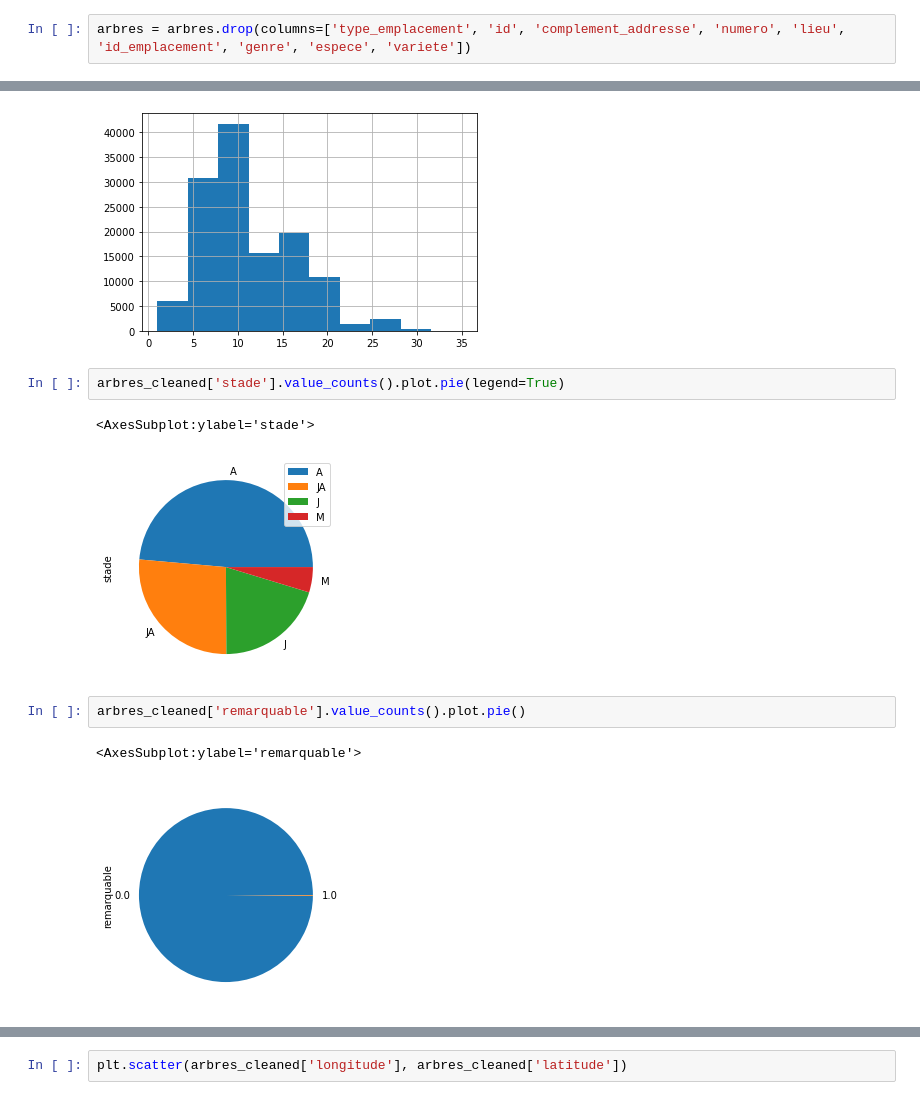
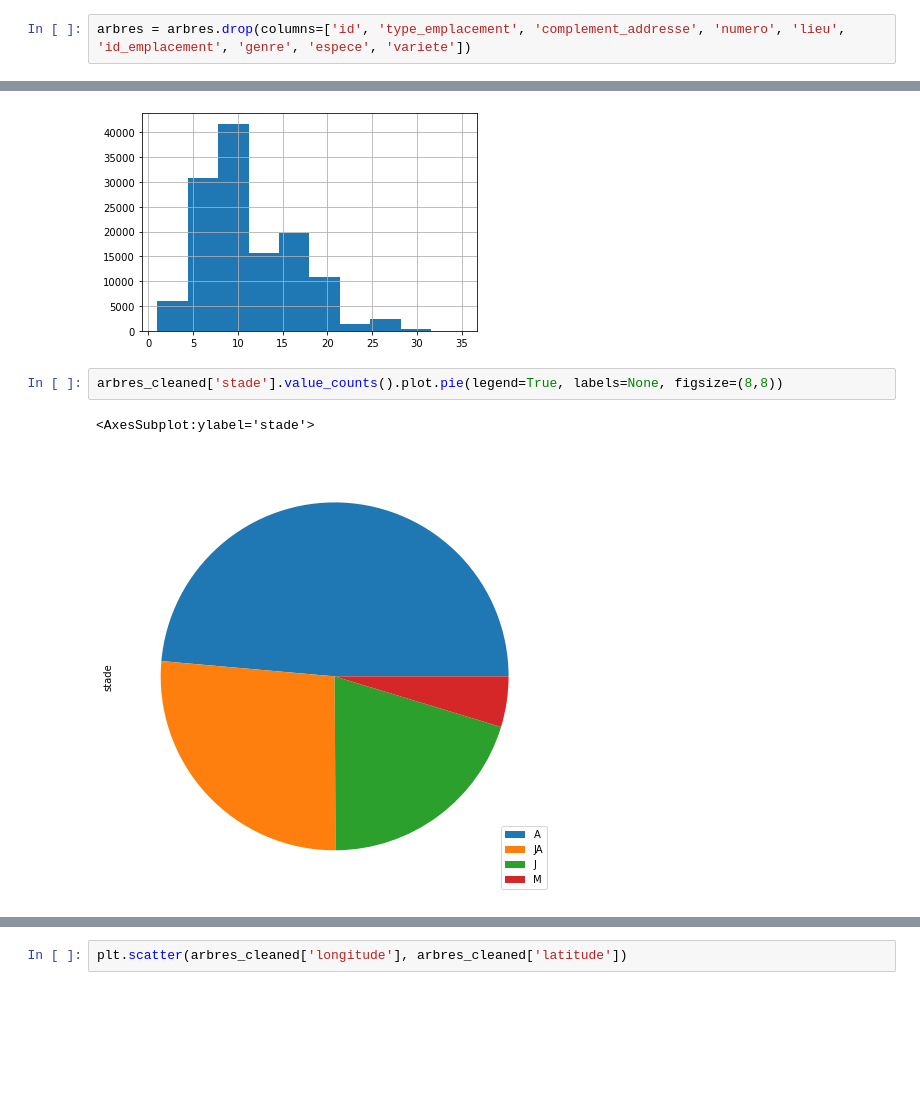
Before and after one commit to rlossec/OC_IA_Projet2, a Jupyter notebook: script.ipynb, the cells around one changed output, grey strips where cells are left out. Cells and saved outputs as stored; diff of their text form; blank space fills up the shorter version.

```diff
--- a/script.ipynb
+++ b/script.ipynb
@@ -542,5 +556,5 @@ Les colonnes supprimées sont donc :
 # %%
-arbres = arbres.drop(columns=['type_emplacement', 'id', 'complement_addresse', 'numero', 'lieu', 'id_emplacement', 'genre', 'espece', 'variete'])
+arbres = arbres.drop(columns=['id', 'type_emplacement', 'complement_addresse', 'numero', 'lieu', 'id_emplacement', 'genre', 'espece', 'variete'])
 # %% [markdown]
 ## Gestion des NaN
 # %%
@@ -823,12 +839,7 @@ arbres_cleaned['hauteur'].hist()
 <AxesSubplot:>
 [figure]
 # %%
-arbres_cleaned['stade'].value_counts().plot.pie(legend=True)
+arbres_cleaned['stade'].value_counts().plot.pie(legend=True, labels=None, figsize=(8,8))
 # %% [output]
 <AxesSubplot:ylabel='stade'>
-[figure, old version]
+[figure, new version]
-# %%
-arbres_cleaned['remarquable'].value_counts().plot.pie()
-# %% [output]
-<AxesSubplot:ylabel='remarquable'>
-[figure, removed]
```
Also changed, not shown: parts of 34 cells of this notebook.
